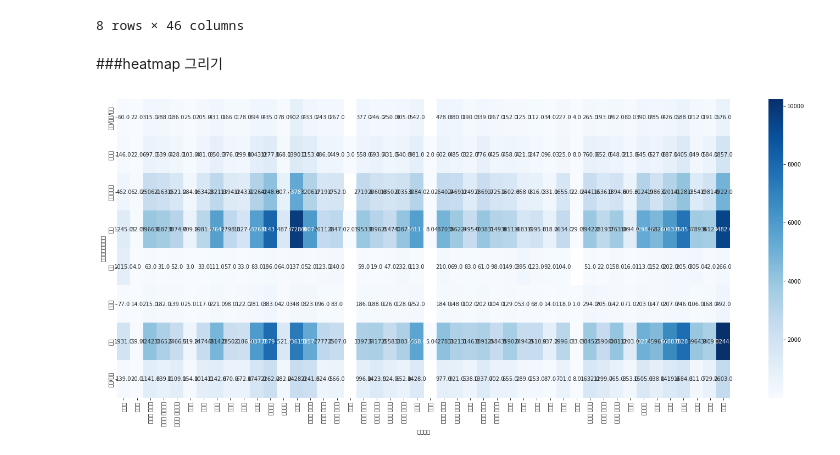
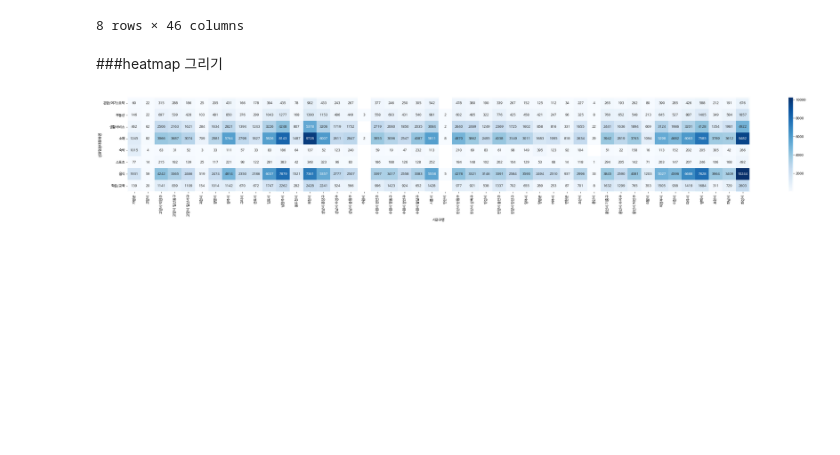
Before and after one commit to yojulab/learn_data_analytics, a Jupyter notebook: codes/경기상가분석.ipynb, the cells around one changed output. Drawn from its saved outputs; the diff is of its cells as text; code cells hidden in the pictures; blank space fills up the shorter version.

```diff
--- a/codes/경기상가분석.ipynb
+++ b/codes/경기상가분석.ipynb
@@ -162,8 +173,8 @@ stores_one_area_pivot
 # %%
 import seaborn as sns
 # %%
-plt.figure(figsize=(25,10))
-sns.heatmap(stores_one_area_pivot, cmap='Blues', annot=True, fmt='')
+plt.figure(figsize=(40,5))
+sns.heatmap(stores_one_area_pivot, cmap='Blues', annot=True, fmt='.0f')
 plt.show()
 # %% [output]
-[figure, old version]
+[figure, new version]
```
Also changed, not shown: parts of 4 cells of this notebook.
